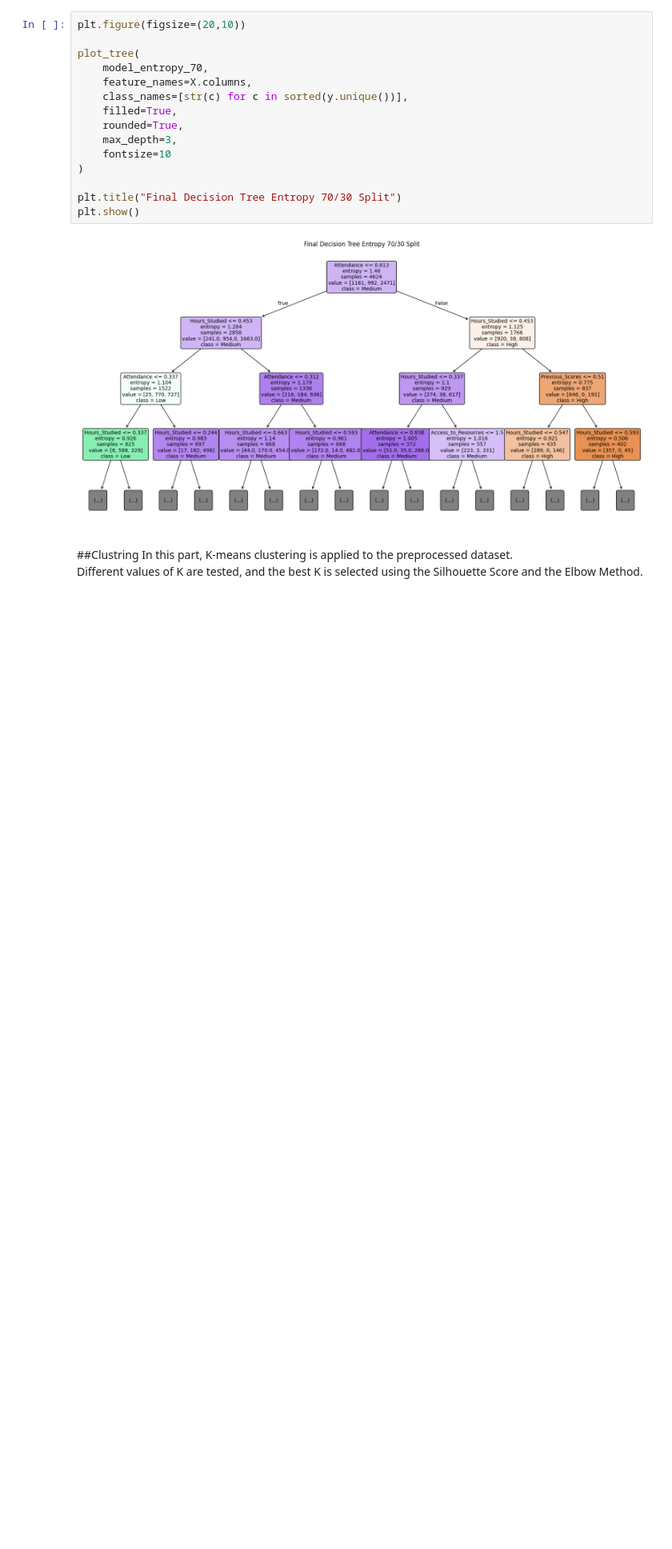
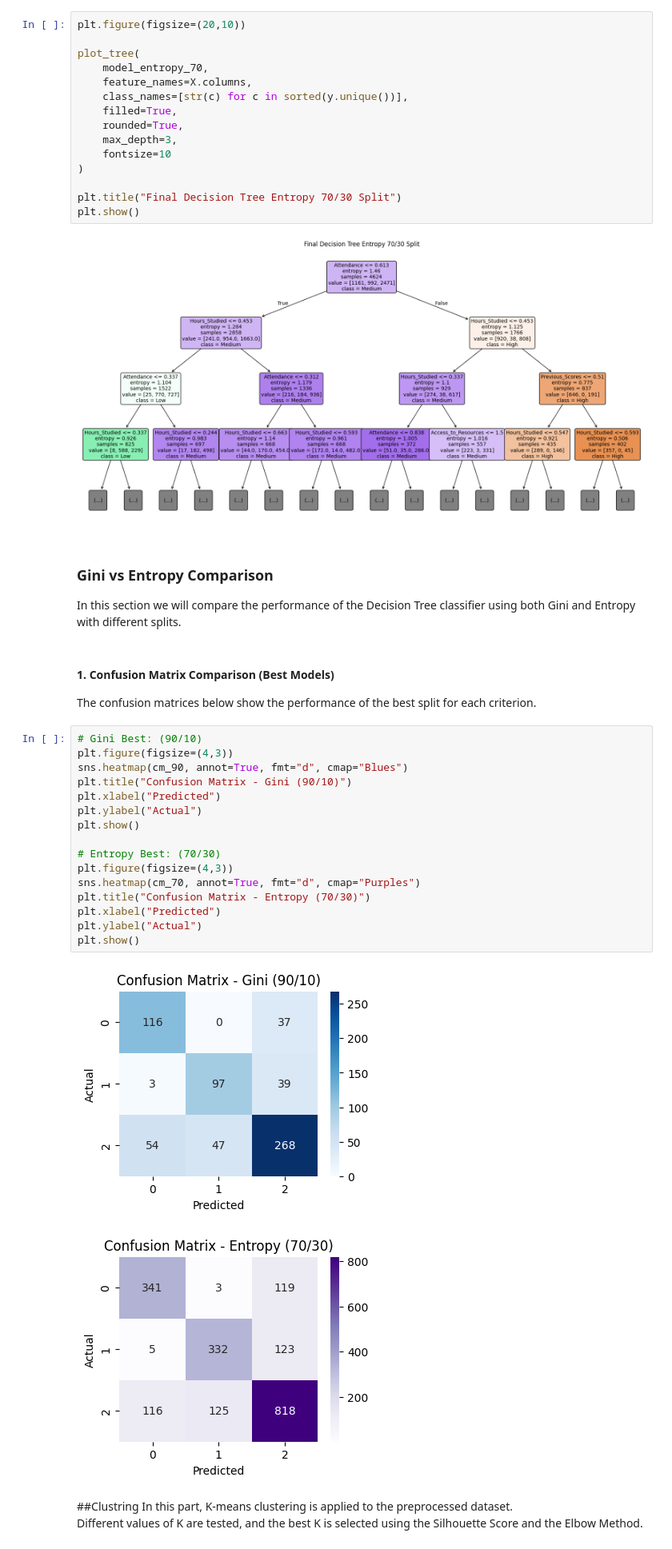
Before and after one commit to leeno-ob/IT326-project, a Jupyter notebook: Phase3.ipynb, the cells around one changed output. Shown at 80% size. Cells and saved outputs as stored; diff of their text form; blank space fills up the shorter version.

```diff
--- a/Phase3.ipynb
+++ b/Phase3.ipynb
@@ -354,6 +354,34 @@ plt.title("Final Decision Tree Entropy 70/30 Split")
 plt.show()
 # %% [output]
 [figure]
+# %% [markdown]
+### Gini vs Entropy Comparison
+
+
+In this section we will compare the performance of the Decision Tree classifier using both Gini and Entropy with different splits.
+# %% [markdown]
+#### 1. Confusion Matrix Comparison (Best Models)
+
+The confusion matrices below show the performance of the best split for each criterion.
+# %%
+# Gini Best: (90/10)
+plt.figure(figsize=(4,3))
+sns.heatmap(cm_90, annot=True, fmt="d", cmap="Blues")
+plt.title("Confusion Matrix - Gini (90/10)")
+plt.xlabel("Predicted")
+plt.ylabel("Actual")
+plt.show()
+
+# Entropy Best: (70/30)
+plt.figure(figsize=(4,3))
+sns.heatmap(cm_70, annot=True, fmt="d", cmap="Purples")
+plt.title("Confusion Matrix - Entropy (70/30)")
+plt.xlabel("Predicted")
+plt.ylabel("Actual")
+plt.show()
+# %% [output]
+[figure, added]
+[figure, added]
 # %% [markdown]
 ##Clustring
 In this part, K-means clustering is applied to the preprocessed dataset.
```
Also changed, not shown: parts of 8 cells of this notebook.
